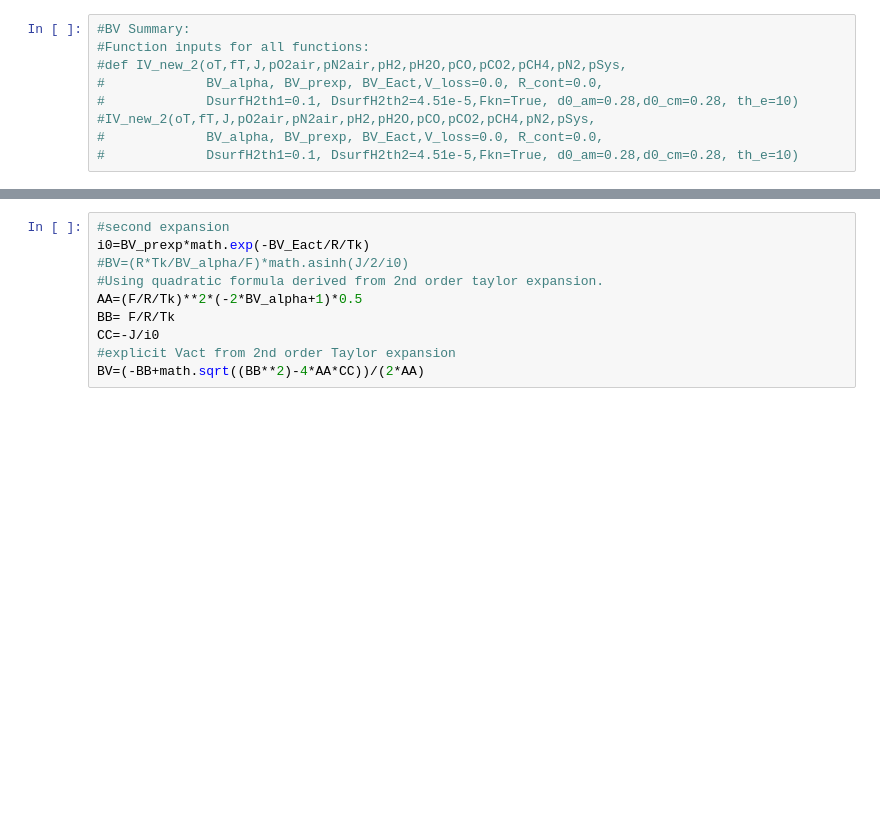
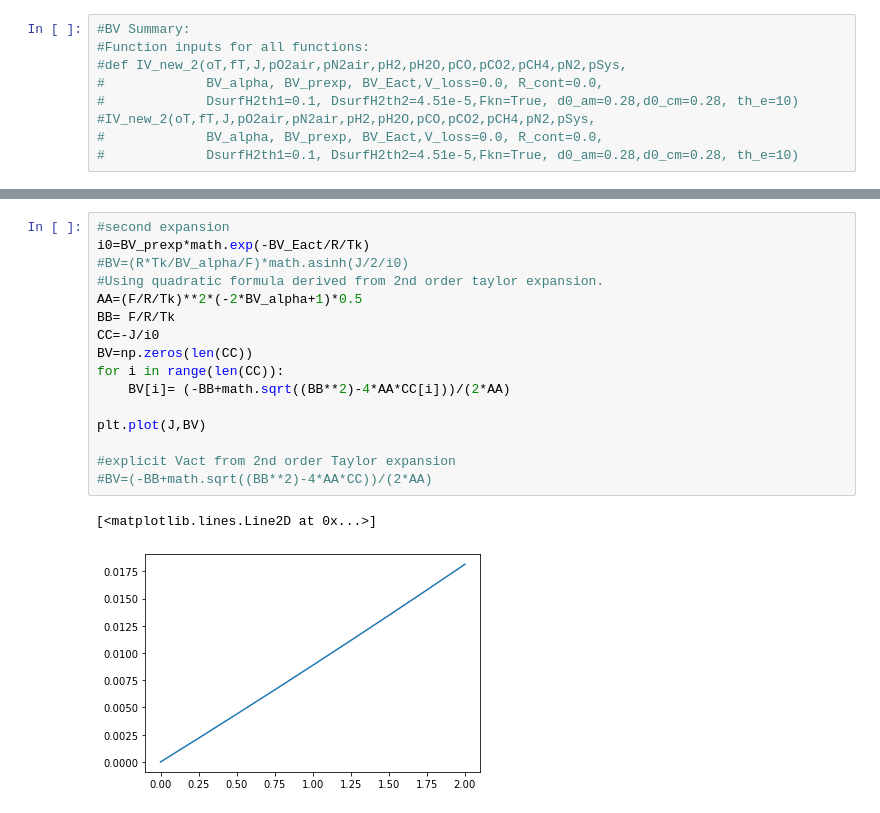
Before and after one commit to NGFC-Lib/NGFC-Lib, a Jupyter notebook: jupyter/Python_IV_Curve/2_IV_Model_Update/Match_Experimental_Data/BV_models_Errors.ipynb, the cells around one changed output, grey strips where cells are left out. Drawn from its saved outputs; the diff is of its cells as text; blank space fills up the shorter version.

```diff
--- a/jupyter/Python_IV_Curve/2_IV_Model_Update/Match_Experimental_Data/BV_models_Errors.ipynb
+++ b/jupyter/Python_IV_Curve/2_IV_Model_Update/Match_Experimental_Data/BV_models_Errors.ipynb
@@ -165,12 +165,21 @@ plt.plot(J,BV)
 # %%
 #second expansion
 i0=BV_prexp*math.exp(-BV_Eact/R/Tk)
 #BV=(R*Tk/BV_alpha/F)*math.asinh(J/2/i0)
 #Using quadratic formula derived from 2nd order taylor expansion.
 AA=(F/R/Tk)**2*(-2*BV_alpha+1)*0.5
 BB= F/R/Tk
 CC=-J/i0
+BV=np.zeros(len(CC))
+for i in range(len(CC)):
+    BV[i]= (-BB+math.sqrt((BB**2)-4*AA*CC[i]))/(2*AA)
+
+plt.plot(J,BV)
+
 #explicit Vact from 2nd order Taylor expansion
-BV=(-BB+math.sqrt((BB**2)-4*AA*CC))/(2*AA)
+#BV=(-BB+math.sqrt((BB**2)-4*AA*CC))/(2*AA)
+# %% [output]
+[<matplotlib.lines.Line2D at 0x...>]
+[figure, added]
 # %%
 #Original BV equation ranging Vact from 0 to 0.25
```
Also changed, not shown: parts of 7 cells of this notebook.
